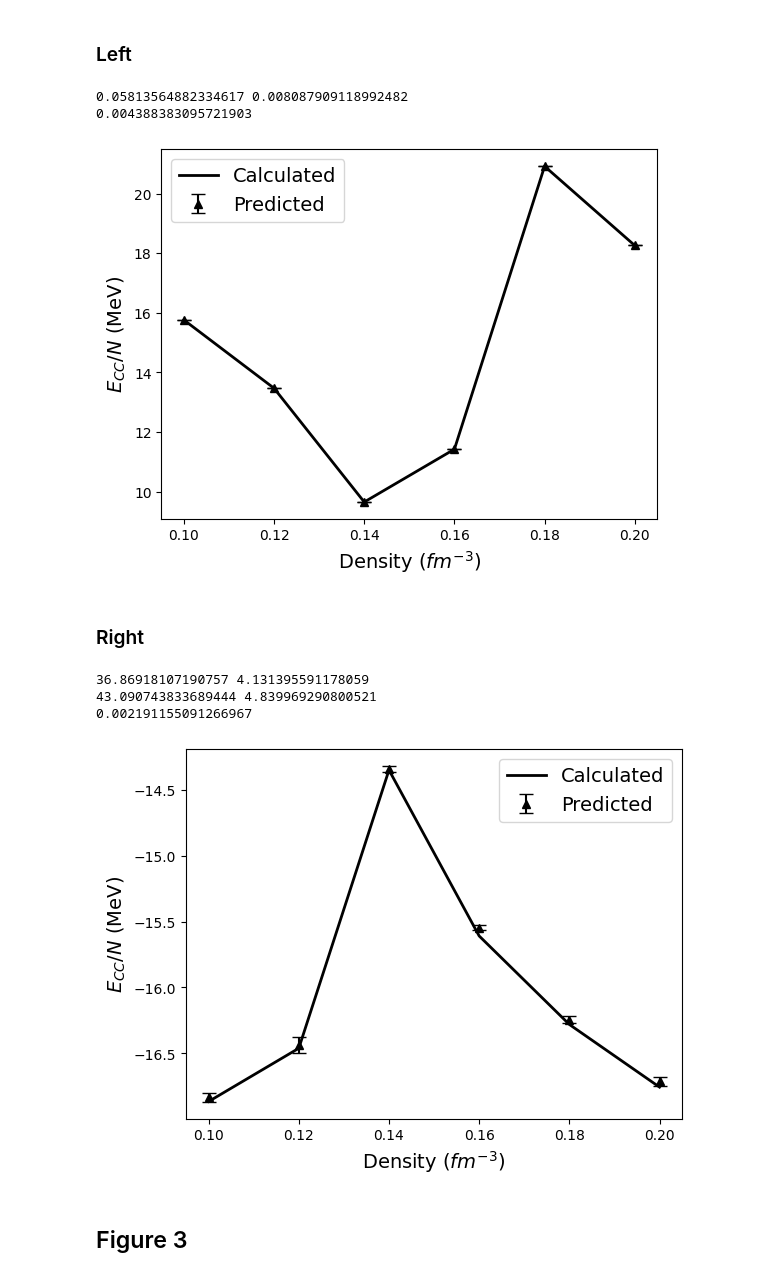
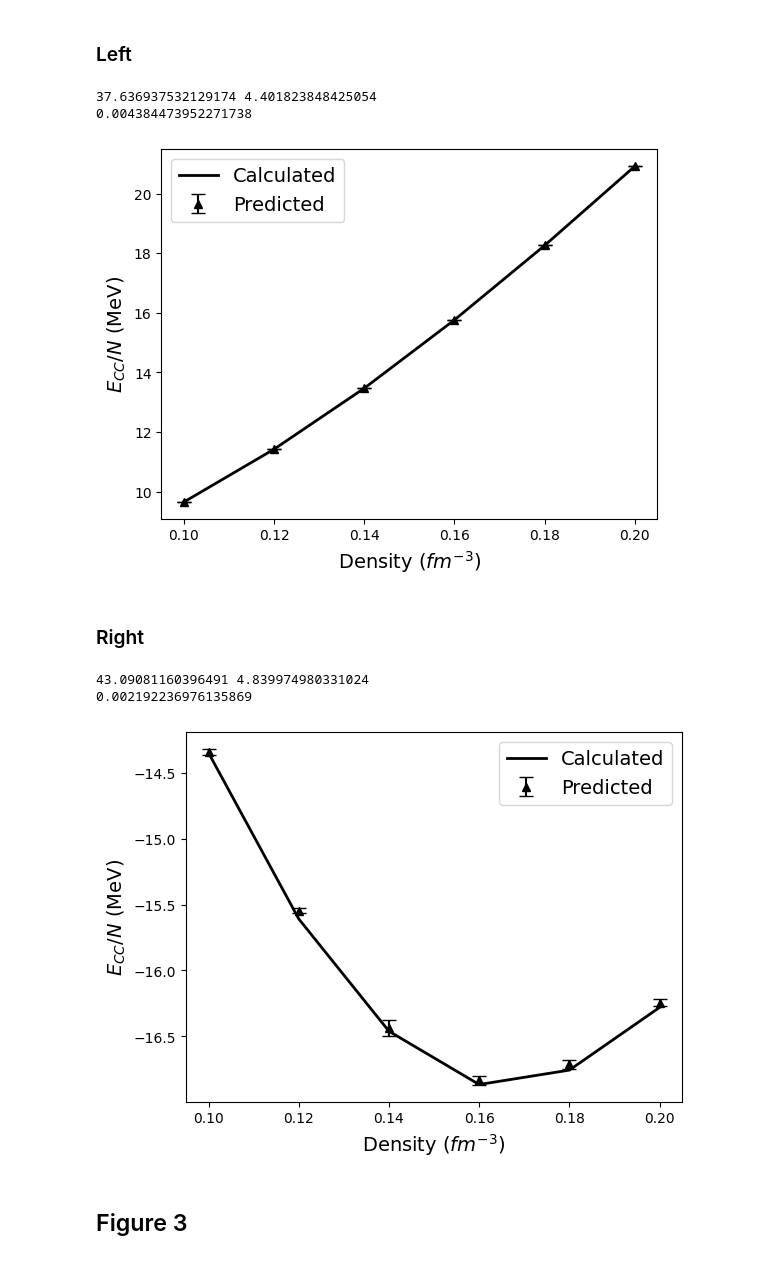
Before and after one commit to butler-julie/INM-SRE, a Jupyter notebook: INM-SRE.ipynb, the cells around one changed output. Drawn from its saved outputs; the diff is of its cells as text; code cells hidden in the pictures.

```diff
--- a/INM-SRE.ipynb
+++ b/INM-SRE.ipynb
@@ -44,7 +44,9 @@ Wall time: 1.09 s
 # %%
 ccdt_pert_pnm_data_dir = data_dir+"CCDT_Pert_PNM/"
 ccdt_pert_pnm_data = []
-for file in glob.glob(ccdt_pert_pnm_data_dir+"*.csv"):
+files = glob.glob(ccdt_pert_pnm_data_dir+"*.csv")
+files.sort()
+for file in files:
     df = pd.read_csv(file)
     ccdt_pert_pnm_data.append(df.to_numpy())
 # %% [markdown]
@@ -52,7 +54,9 @@ for file in glob.glob(ccdt_pert_pnm_data_dir+"*.csv"):
 # %%
 ccdt_pert_snm_data_dir = data_dir+"CCDT_Pert_SNM/"
 ccdt_pert_snm_data = []
-for file in glob.glob(ccdt_pert_snm_data_dir+"*.csv"):
+files = glob.glob(ccdt_pert_snm_data_dir+"*.csv")
+files.sort()
+for file in files:
     df = pd.read_csv(file)
     ccdt_pert_snm_data.append(df.to_numpy())
 # %% [markdown]
@@ -371,11 +382,11 @@ Time to Generate Converged Results: 390.1 Nodes Hours
 # %%
 densities = [0.10, 0.12, 0.14, 0.16, 0.18, 0.20]
 
-refs_ccdt_pert = [ccdt_pert_pnm_data[0][:,-4][-1], ccdt_pert_pnm_data[1][:,-4][-1], ccdt_pert_pnm_data[2][:,-4][-1], ccdt_pert_pnm_data[3][:,-4][-1], ccdt_pert_pnm_data[4][:,-4][-1], ccdt_pert_pnm_data[5][:,-4][-1]]
-cc_ccdt_pert = [ccdt_pert_pnm_data[0][:,-2][-1], ccdt_pert_pnm_data[1][:,-2][-1], ccdt_pert_pnm_data[2][:,-2][-1], ccdt_pert_pnm_data[3][:,-2][-1], ccdt_pert_pnm_data[4][:,-2][-1], ccdt_pert_pnm_data[5][:,-2][-1]]
+refs_ccdt_pert_pnm = [ccdt_pert_pnm_data[0][:,-4][-1], ccdt_pert_pnm_data[1][:,-4][-1], ccdt_pert_pnm_data[2][:,-4][-1], ccdt_pert_pnm_data[3][:,-4][-1], ccdt_pert_pnm_data[4][:,-4][-1], ccdt_pert_pnm_data[5][:,-4][-1]]
+cc_ccdt_pert_pnm = [ccdt_pert_pnm_data[0][:,-2][-1], ccdt_pert_pnm_data[1][:,-2][-1], ccdt_pert_pnm_data[2][:,-2][-1], ccdt_pert_pnm_data[3][:,-2][-1], ccdt_pert_pnm_data[4][:,-2][-1], ccdt_pert_pnm_data[5][:,-2][-1]]
 
-plt.plot(densities, cc_ccdt_pert, color='black', linewidth=2, label="Calculated")
-plt.errorbar(densities, refs_ccdt_pert+predictions_ccdt_pert_pnm/66, uncertainities_ccdt_pert_pnm/66, color='black', marker='^',capsize=5,label='Predicted', linestyle='none')
+plt.plot(densities, cc_ccdt_pert_pnm, color='black', linewidth=2, label="Calculated")
+plt.errorbar(densities, refs_ccdt_pert_pnm+predictions_ccdt_pert_pnm/66, uncertainities_ccdt_pert_pnm/66, color='black', marker='^',capsize=5,label='Predicted', linestyle='none')
 plt.xlabel(r'Density ($fm^{-3}$)', fontsize=14)
 plt.ylabel(r"$E_{CC}/N$ (MeV)", fontsize=14)
 plt.legend(fontsize=14)
@@ -383,37 +394,26 @@ plt.savefig(images_dir+"prx_figure_3_a.png",dpi=1000)
 print(percent_error(cc_ccdt_pert,refs_ccdt_pert+predictions_ccdt_pert_pnm/66), rmse(cc_ccdt_pert,refs_ccdt_pert+predictions_ccdt_pert_pnm/66))
 print(np.average(uncertainities_ccdt_pert_pnm/66))
 # %% [output]
-0.05813564882334617 0.008087909118992482
-0.004388383095721903
+37.636937532129174 4.401823848425054
+0.004384473952271738
-[figure, old version]
+[figure, new version]
 # %% [markdown]
 ### Right
 # %%
-refs_ccd = [ccd_snm_data[0][:,-4][-1], ccd_snm_data[1][:,-4][-1], ccd_snm_data[2][:,-4][-1], ccd_snm_data[3][:,-4][-1], ccd_snm_data[4][:,-4][-1], ccd_snm_data[5][:,-4][-1]]
-refs_ccdt_pert = [ccdt_pert_snm_data[0][:,-4][-1], ccdt_pert_snm_data[1][:,-4][-1], ccdt_pert_snm_data[2][:,-4][-1], ccdt_pert_snm_data[3][:,-4][-1], ccdt_pert_snm_data[4][:,-4][-1], ccdt_pert_snm_data[5][:,-4][-1]]
+refs_ccdt_pert_snm = [ccdt_pert_snm_data[0][:,-4][-1], ccdt_pert_snm_data[1][:,-4][-1], ccdt_pert_snm_data[2][:,-4][-1], ccdt_pert_snm_data[3][:,-4][-1], ccdt_pert_snm_data[4][:,-4][-1], ccdt_pert_snm_data[5][:,-4][-1]]
+cc_ccdt_pert_snm = [ccdt_pert_snm_data[0][:,-2][-1], ccdt_pert_snm_data[1][:,-2][-1], ccdt_pert_snm_data[2][:,-2][-1], ccdt_pert_snm_data[3][:,-2][-1], ccdt_pert_snm_data[4][:,-2][-1], ccdt_pert_snm_data[5][:,-2][-1]]
 
-cc_ccd = [ccd_snm_data[0][:,-2][-1], ccd_snm_data[1][:,-2][-1], ccd_snm_data[2][:,-2][-1], ccd_snm_data[3][:,-2][-1], ccd_snm_data[4][:,-2][-1], ccd_snm_data[5][:,-2][-1]]
-cc_ccdt_pert = [ccdt_pert_snm_data[0][:,-2][-1], ccdt_pert_snm_data[1][:,-2][-1], ccdt_pert_snm_data[2][:,-2][-1], ccdt_pert_snm_data[3][:,-2][-1], ccdt_pert_snm_data[4][:,-2][-1], ccdt_pert_snm_data[5][:,-2][-1]]
-
-#plt.plot(densities, cc_ccd, color='darkred', linewidth=2, label="CCD Calculated")
-plt.plot(densities, cc_ccdt_pert, color='black', linewidth=2, label="Calculated")
-#plt.plot(densities, cc_ccdt1, color='darkgreen', linewidth=2, label="CCDT-1 Calculated")
-#plt.errorbar(densities, refs_ccd+predictions_ccd_pnm/66, uncertainities_ccd_pnm/66, color='darkred', marker='^',label='CCD Predicted', linestyle='none')
-plt.errorbar(densities, refs_ccd+predictions_ccdt_pert_snm/132, uncertainities_ccdt_pert_snm/132, color='black', marker='^',capsize=5,label='Predicted', linestyle='none')
-#plt.errorbar(densities, refs_ccd+predictions_ccdt1/66, uncertainities_ccdt1/66, color='darkgreen', marker='^',label='CCDT-1 Predicted', linestyle='none')
-#plt.plot(densities, refs_ccdt_pert+predictions_ccdt_pert_pnm/66)
-#plt.plot(densities, refs_ccdt1+predictions_ccdt1/66)
+plt.plot(densities, cc_ccdt_pert_snm, color='black', linewidth=2, label="Calculated")
+plt.errorbar(densities, refs_ccdt_pert_snm+predictions_ccdt_pert_snm/132, uncertainities_ccdt_pert_snm/132, color='black', marker='^',capsize=5,label='Predicted', linestyle='none')
 plt.xlabel(r'Density ($fm^{-3}$)', fontsize=14)
 plt.ylabel(r"$E_{CC}/N$ (MeV)", fontsize=14)
 plt.legend(fontsize=14)
 plt.savefig(images_dir+"prx_figure_3_a.png",dpi=1000)
-print(percent_error(cc_ccd,refs_ccd+predictions_ccd_pnm/132), rmse(cc_ccd,refs_ccd+predictions_ccd_pnm/132))
 print(percent_error(cc_ccdt_pert,refs_ccdt_pert+predictions_ccdt_pert_pnm/132), rmse(cc_ccdt_pert,refs_ccdt_pert+predictions_ccdt_pert_pnm/132))
 print(np.average(uncertainities_ccdt_pert_pnm/132))
 # %% [output]
-36.86918107190757 4.131395591178059
-43.090743833689444 4.839969290800521
-0.002191155091266967
+43.09081160396491 4.839974980331024
+0.002192236976135869
-[figure, old version]
+[figure, new version]
 # %% [markdown]
 ## Figure 3
```
Also changed, not shown: parts of 8 cells of this notebook, 12 other files.
